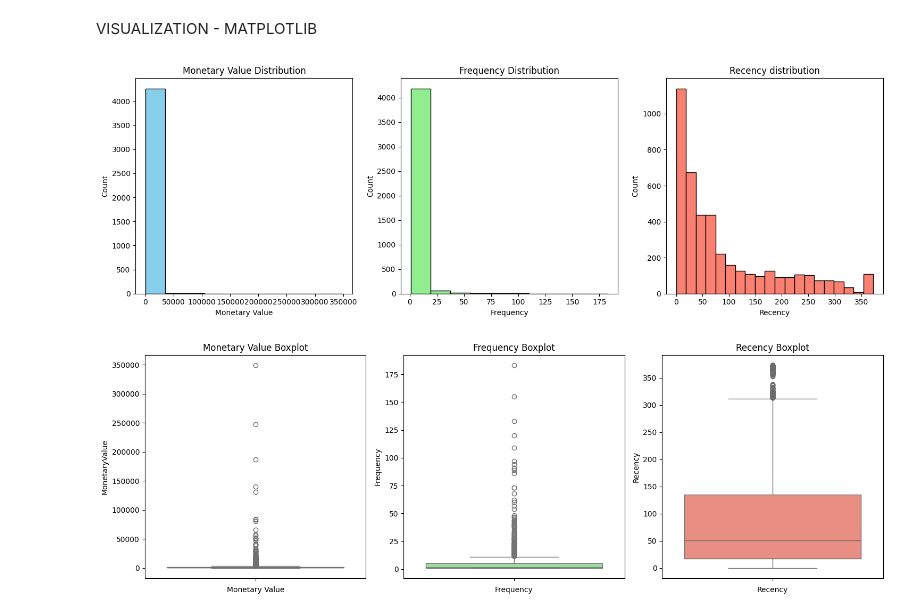
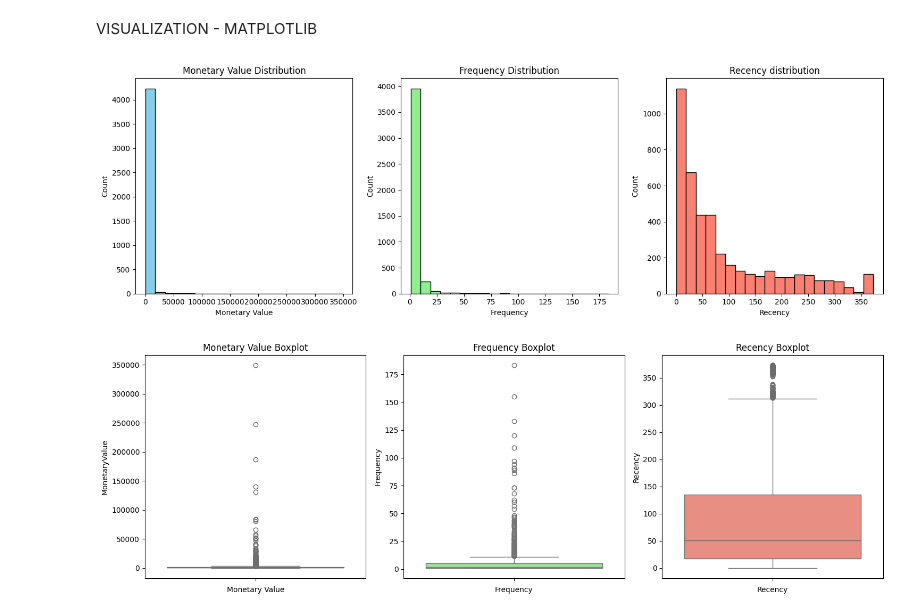
Before and after one commit to adulamaciej/Minor-Machine-Learning-projects, a Jupyter notebook: customer-segmentation-KMeans/code/online-retail-data-clustering.ipynb, the cells around one changed output. Saved outputs shown, nothing was run; the diff lists cells and outputs as text; code cells hidden in the pictures.

```diff
--- a/customer-segmentation-KMeans/code/online-retail-data-clustering.ipynb
+++ b/customer-segmentation-KMeans/code/online-retail-data-clustering.ipynb
@@ -263,8 +263,8 @@ cleaned_df
 512796 rows × 8 columns
 # %%
 cleaned_df.dropna(subset=["Customer ID"], inplace=True)
-# %%
-cleaned_df.dropna(subset=["Description"], inplace=True)
+# %%
+cleaned_df.dropna(subset=["InvoiceDate"], inplace=True)
 # %%
 cleaned_df.describe()
 # %% [output]
@@ -391,28 +391,29 @@ aggregated_df.head(5)
 # %% [markdown]
 VISUALIZATION - MATPLOTLIB
 # %%
+# shape/skewness visualization
 plt.figure(figsize=(15, 5))
 
 plt.subplot(1, 3, 1)
-plt.hist(aggregated_df['MonetaryValue'], bins=10, color='skyblue', edgecolor='black')
+plt.hist(aggregated_df['MonetaryValue'], bins=20, color='skyblue', edgecolor='black')
 plt.title('Monetary Value Distribution')
 plt.xlabel('Monetary Value')
 plt.ylabel('Count')
 
 plt.subplot(1, 3, 2)
-plt.hist(aggregated_df['Frequency'], bins=10, color='lightgreen', edgecolor='black')
+plt.hist(aggregated_df['Frequency'], bins=20, color='lightgreen', edgecolor='black')
 plt.title('Frequency Distribution')
 plt.xlabel('Frequency')
 plt.ylabel('Count')
 
 plt.subplot(1, 3, 3)
 plt.hist(aggregated_df['Recency'], bins=20, color='salmon', edgecolor='black')
 plt.title('Recency distribution')
 plt.xlabel('Recency')
 plt.ylabel('Count')
 
 plt.tight_layout()
 plt.show()
 # %% [output]
-[figure, old version]
+[figure, new version]
 # %%
```
Also changed, not shown: parts of 2 cells of this notebook.
